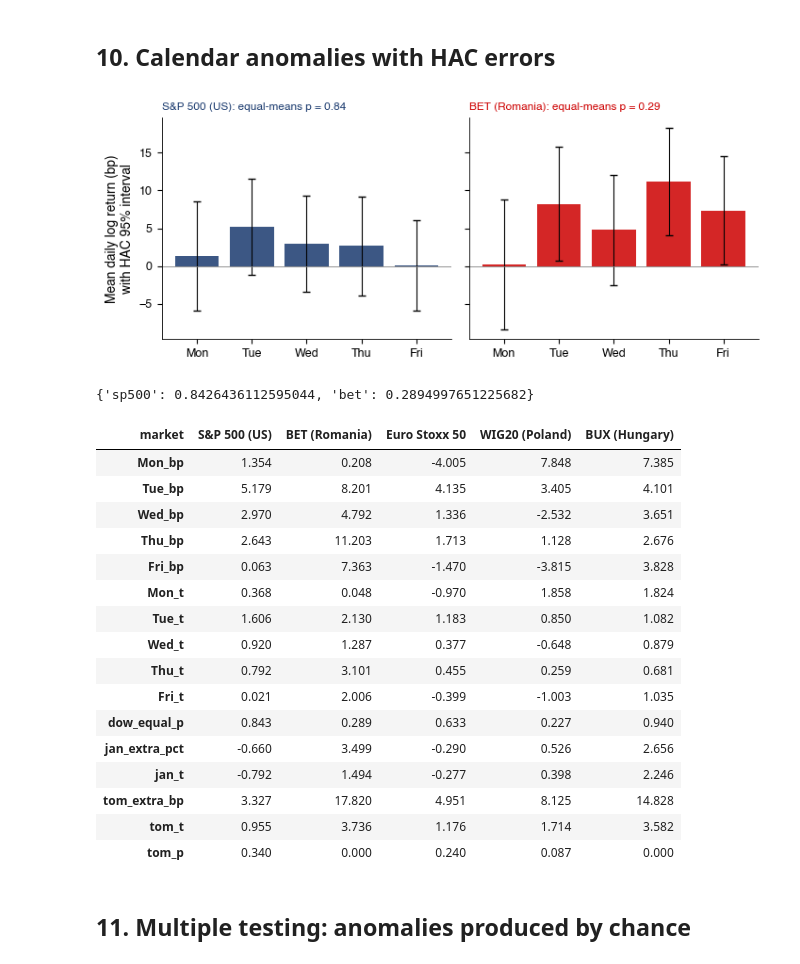
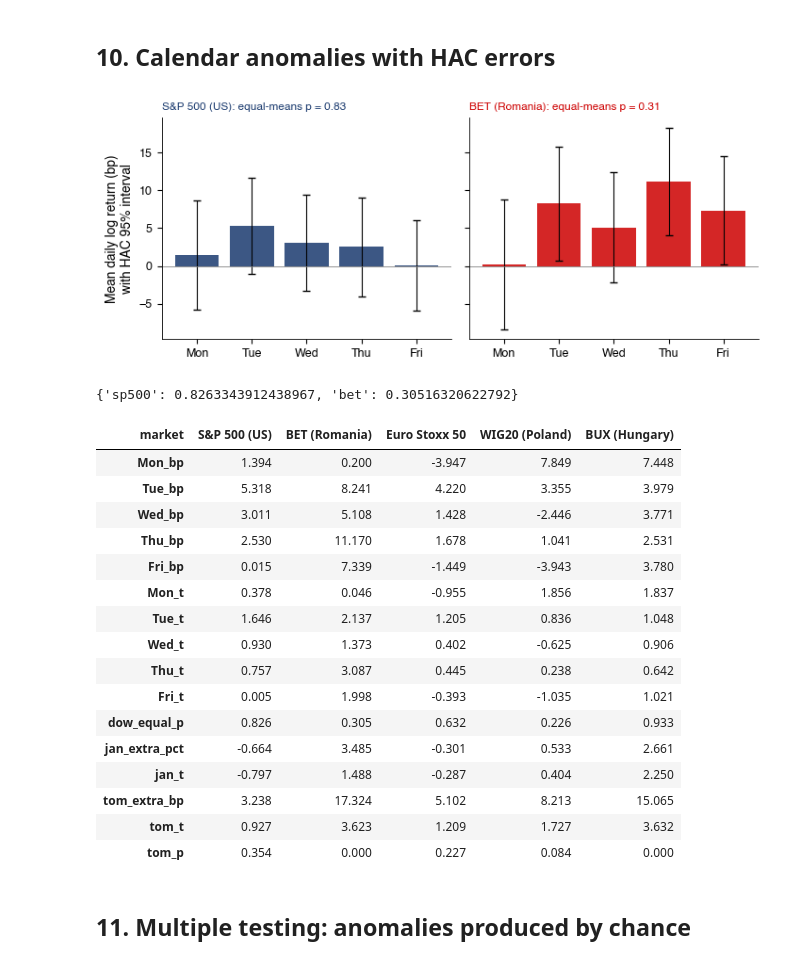
Before and after one commit to danpele/MFM, a Jupyter notebook: notebooks/EN/chapter2_lecture_notebook.ipynb, the cells around one changed output. Cells and saved outputs as stored; diff of their text form; code cells hidden in the pictures.

```diff
--- a/notebooks/EN/chapter2_lecture_notebook.ipynb
+++ b/notebooks/EN/chapter2_lecture_notebook.ipynb
@@ -91,11 +91,15 @@ def legend_outside_bottom(ax, ncol=2, y=-0.22):
 
 
 import tempfile
-TABLE_DIR = tempfile.gettempdir()   # tables are written to a temporary folder
+KEEP = globals().get('SAVE_TO_DRIVE', False)   # switch from the Colab cell above
+TABLE_DIR = globals().get('OUT_DIR', '.') if KEEP else tempfile.gettempdir()
 
 
 def save_fig(name):
-    """Show the figure."""
+    """Show the figure; with SAVE_TO_DRIVE = True also save it (PDF and PNG) in OUT_DIR."""
+    if KEEP:
+        for ext in ('pdf', 'png'):
+            plt.savefig(os.path.join(TABLE_DIR, f'{name}.{ext}'), bbox_inches='tight', transparent=True, dpi=200)
     plt.show()
     plt.close()
 # %% [markdown]
@@ -181,6 +185,15 @@ def load_close(name, start=None, end=END):
     return s.rename(name)
 
 
+def complete_months(x):
+    """Elimina luna finala incompleta (ultima observatie inainte de ultima zi lucratoare a lunii):
+    analizele lunare si efectul schimbarii lunii folosesc doar luni complete."""
+    last = x.index[-1]
+    if last + pd.offsets.BMonthEnd(0) != last:
+        x = x[x.index < last.to_period('M').start_time]
+    return x
+
+
 def log_returns(name, start=None, end=END):
     """Randamente log pe calendarul propriu al seriei."""
     return np.log(load_close(name, start, end)).diff().dropna().rename(name)
@@ -312,7 +325,7 @@ def lo_modified_rs(r, q=None):
     e = x - x.mean()
     if q is None:                                   # latimea de banda Andrews (1991) pentru AR(1)
         rho = np.corrcoef(e[1:], e[:-1])[0, 1]
-        q = int(np.floor((3 * T / 2) ** (1 / 3) * (2 * rho / (1 - rho ** 2)) ** (2 / 3))) if rho > 0 else 0
+        q = int(np.floor((3 * T / 2) ** (1 / 3) * abs(2 * rho / (1 - rho ** 2)) ** (2 / 3)))
     s2 = (e ** 2).mean()
     for j in range(1, q + 1):
         w = 1 - j / (q + 1)
@@ -826,6 +839,7 @@ DAYS = ['Mon', 'Tue', 'Wed', 'Thu', 'Fri']
 
 def dow_regression(r):
     """Randament zilnic pe variabile dummy pentru zilele saptamanii (fara constanta), erori Newey-West."""
+    r = complete_months(r)
     X = pd.get_dummies(r.index.dayofweek).astype(float)
     X.columns = DAYS
     X.index = r.index
@@ -839,7 +853,7 @@ def dow_regression(r):
 
 
 def january_regression(r):
-    m = np.exp(r.groupby(pd.Grouper(freq='ME')).sum()) - 1
+    m = np.exp(complete_months(r).groupby(pd.Grouper(freq='ME')).sum()) - 1
     X = sm.add_constant(pd.Series((m.index.month == 1).astype(float), index=m.index, name='January'))
     res = sm.OLS(m * 100, X).fit(cov_type='HAC', cov_kwds={'maxlags': 3})
     return res
@@ -847,7 +861,7 @@ def january_regression(r):
 
 def turn_of_month(r):
     """Dummy pentru ultima zi de tranzactionare a lunii si primele trei zile ale lunii urmatoare (Ariel, 1987)."""
-    d = pd.DataFrame({'r': r * 1e4})
+    d = pd.DataFrame({'r': complete_months(r) * 1e4})
     ym = d.index.to_period('M')
     rank = d.groupby(ym).cumcount()
     rank_end = d.groupby(ym).cumcount(ascending=False)
@@ -868,50 +882,50 @@ def calendar_table():
                          jan_extra_pct=jan.params['January'], jan_t=jan.tvalues['January'],
                          tom_extra_bp=tom.params['tom'], tom_t=tom.tvalues['tom'], tom_p=tom.pvalues['tom']))
     t = pd.DataFrame(rows).set_index('market')
     t.to_csv(os.path.join(TABLE_DIR, 'ch2_calendar_table.csv'), float_format='%.6g')
     return t
 
 
 def fig_calendar():
     fig, axes = plt.subplots(1, 2, figsize=(7.2, 3.0), sharey=True)
     out = {}
     for ax, (k, c) in zip(axes, [('sp500', MainBlue), ('bet', IDAred)]):
         res, p_eq = dow_regression(rets[k])
         ci = res.conf_int()
         out[k] = p_eq
         ax.bar(DAYS, res.params.values, color=c, alpha=0.85)
         ax.errorbar(DAYS, res.params.values, yerr=[res.params - ci[0], ci[1] - res.params], fmt='none',
                     ecolor='k', capsize=3, lw=0.8)
         ax.axhline(0, color=Gray, lw=0.6)
         ax.set_title(f'{LABELS[k]}: equal-means p = {p_eq:.2f}', fontsize=8.5, loc='left', color=c)
     axes[0].set_ylabel('Mean daily log return (bp)\nwith HAC 95% interval')
     plt.tight_layout()
     save_fig('ch2_calendar')
     return out
 
 
 print(fig_calendar())
 calendar_table().round(3).T
 # %% [output]
 [figure]
-{'sp500': 0.8426436112595044, 'bet': 0.2894997651225682}
+{'sp500': 0.8263343912438967, 'bet': 0.30516320622792}
 | market | S&P 500 (US) | BET (Romania) | Euro Stoxx 50 | WIG20 (Poland) | BUX (Hungary) |
-| Mon_bp | 1.354 | 0.208 | -4.005 | 7.848 | 7.385 |
-| Tue_bp | 5.179 | 8.201 | 4.135 | 3.405 | 4.101 |
-| Wed_bp | 2.970 | 4.792 | 1.336 | -2.532 | 3.651 |
-| Thu_bp | 2.643 | 11.203 | 1.713 | 1.128 | 2.676 |
-| Fri_bp | 0.063 | 7.363 | -1.470 | -3.815 | 3.828 |
-| Mon_t | 0.368 | 0.048 | -0.970 | 1.858 | 1.824 |
-| Tue_t | 1.606 | 2.130 | 1.183 | 0.850 | 1.082 |
-| Wed_t | 0.920 | 1.287 | 0.377 | -0.648 | 0.879 |
-| Thu_t | 0.792 | 3.101 | 0.455 | 0.259 | 0.681 |
-| Fri_t | 0.021 | 2.006 | -0.399 | -1.003 | 1.035 |
-| dow_equal_p | 0.843 | 0.289 | 0.633 | 0.227 | 0.940 |
-| jan_extra_pct | -0.660 | 3.499 | -0.290 | 0.526 | 2.656 |
-| jan_t | -0.792 | 1.494 | -0.277 | 0.398 | 2.246 |
-| tom_extra_bp | 3.327 | 17.820 | 4.951 | 8.125 | 14.828 |
-| tom_t | 0.955 | 3.736 | 1.176 | 1.714 | 3.582 |
-| tom_p | 0.340 | 0.000 | 0.240 | 0.087 | 0.000 |
+| Mon_bp | 1.394 | 0.200 | -3.947 | 7.849 | 7.448 |
+| Tue_bp | 5.318 | 8.241 | 4.220 | 3.355 | 3.979 |
+| Wed_bp | 3.011 | 5.108 | 1.428 | -2.446 | 3.771 |
+| Thu_bp | 2.530 | 11.170 | 1.678 | 1.041 | 2.531 |
+| Fri_bp | 0.015 | 7.339 | -1.449 | -3.943 | 3.780 |
+| Mon_t | 0.378 | 0.046 | -0.955 | 1.856 | 1.837 |
+| Tue_t | 1.646 | 2.137 | 1.205 | 0.836 | 1.048 |
+| Wed_t | 0.930 | 1.373 | 0.402 | -0.625 | 0.906 |
+| Thu_t | 0.757 | 3.087 | 0.445 | 0.238 | 0.642 |
+| Fri_t | 0.005 | 1.998 | -0.393 | -1.035 | 1.021 |
+| dow_equal_p | 0.826 | 0.305 | 0.632 | 0.226 | 0.933 |
+| jan_extra_pct | -0.664 | 3.485 | -0.301 | 0.533 | 2.661 |
+| jan_t | -0.797 | 1.488 | -0.287 | 0.404 | 2.250 |
+| tom_extra_bp | 3.238 | 17.324 | 5.102 | 8.213 | 15.065 |
+| tom_t | 0.927 | 3.623 | 1.209 | 1.727 | 3.632 |
+| tom_p | 0.354 | 0.000 | 0.227 | 0.084 | 0.000 |
 # %% [markdown]
 ## 11. Multiple testing: anomalies produced by chance
 # %%
```
Also changed, not shown: parts of 8 cells of this notebook, 44 other files.
